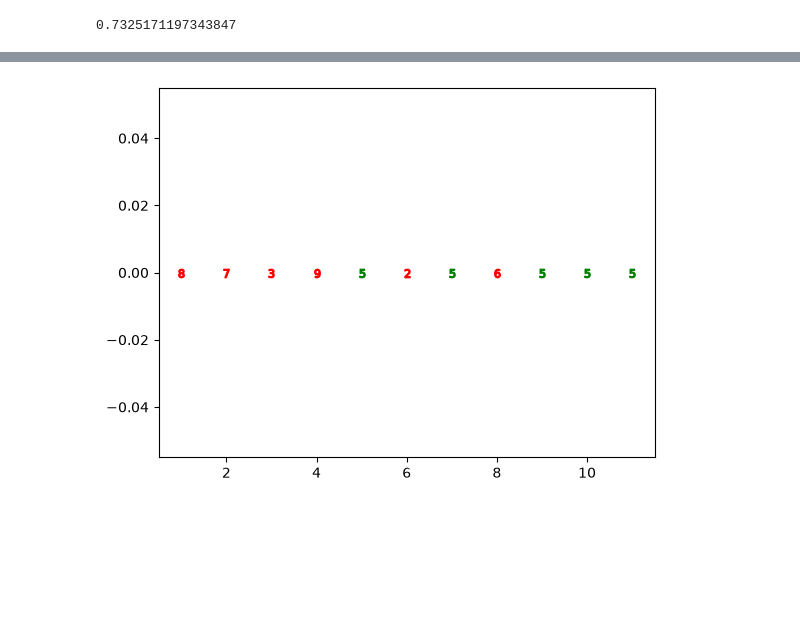
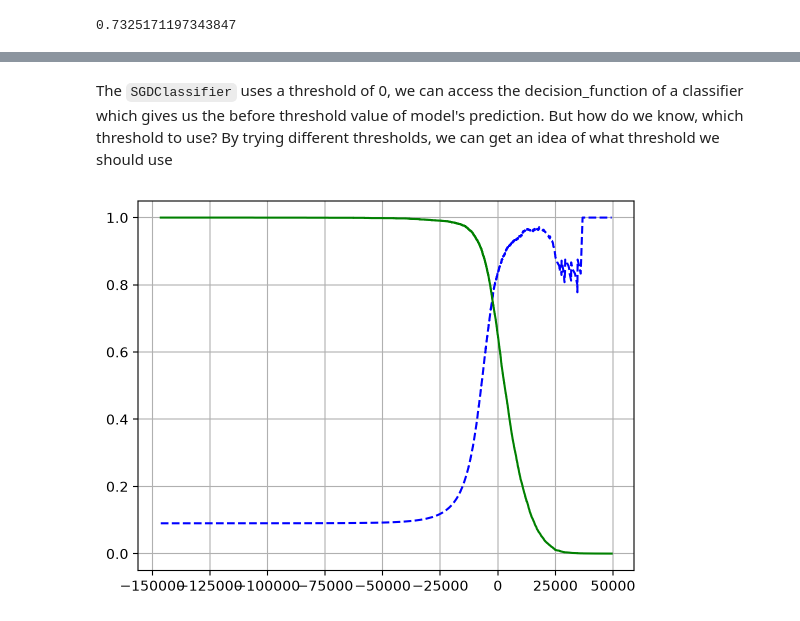
Before and after one commit to Anand-Ramdas-Kale/learning-basics, a Jupyter notebook: et/ch_3_classification_homl.ipynb, the cells around one changed output, grey strips where cells are left out. Drawn from its saved outputs; the diff is of its cells as text; code cells hidden in the pictures; blank space fills up the shorter version.

```diff
--- a/et/ch_3_classification_homl.ipynb
+++ b/et/ch_3_classification_homl.ipynb
@@ -189,12 +190,17 @@ f1_score(y_train_5, y_train_pred)
-# %%
-predicted_scale = [8,7,3,9,5,2,5,6,5,5,5]
-indices = [i+1 for i in range(len(predicted_scale))]
-mfc=['green' if e == 5 else 'red' for e in predicted_scale]
-predicted_scale_str = [f"${str(e)}$" for e in predicted_scale]
-
-
-
-for i in indices:
-    plt.scatter([i], [0], marker=f"${predicted_scale[i-1]}$", color=mfc[i-1])
-# %% [output]
-[figure, removed]
+# %% [markdown]
+The `SGDClassifier` uses a threshold of 0, we can access the decision_function of a classifier which gives us the before threshold value of model's prediction. But how do we know, which threshold to use? By trying different thresholds, we can get an idea of what threshold we should use
+# %%
+y_scores = cross_val_predict(sgd_clf, X_train, y_train_5, cv=3, method="decision_function")
+# %%
+from sklearn.metrics import precision_recall_curve
+
+precisions, recalls, thresholds = precision_recall_curve(y_train_5, y_scores)
+# %%
+def plot_precision_recall_vs_threshold(precisions, recalls, thresholds):
+    plt.plot(thresholds, precisions[:-1], "b--", label="Precision")
+    plt.plot(thresholds, recalls[:-1], "g-", label="Recall")
+    plt.grid()
+# %%
+plot_precision_recall_vs_threshold(precisions, recalls, thresholds)
+# %% [output]
+[figure, added]
```
Also changed, not shown: parts of 26 cells of this notebook.
